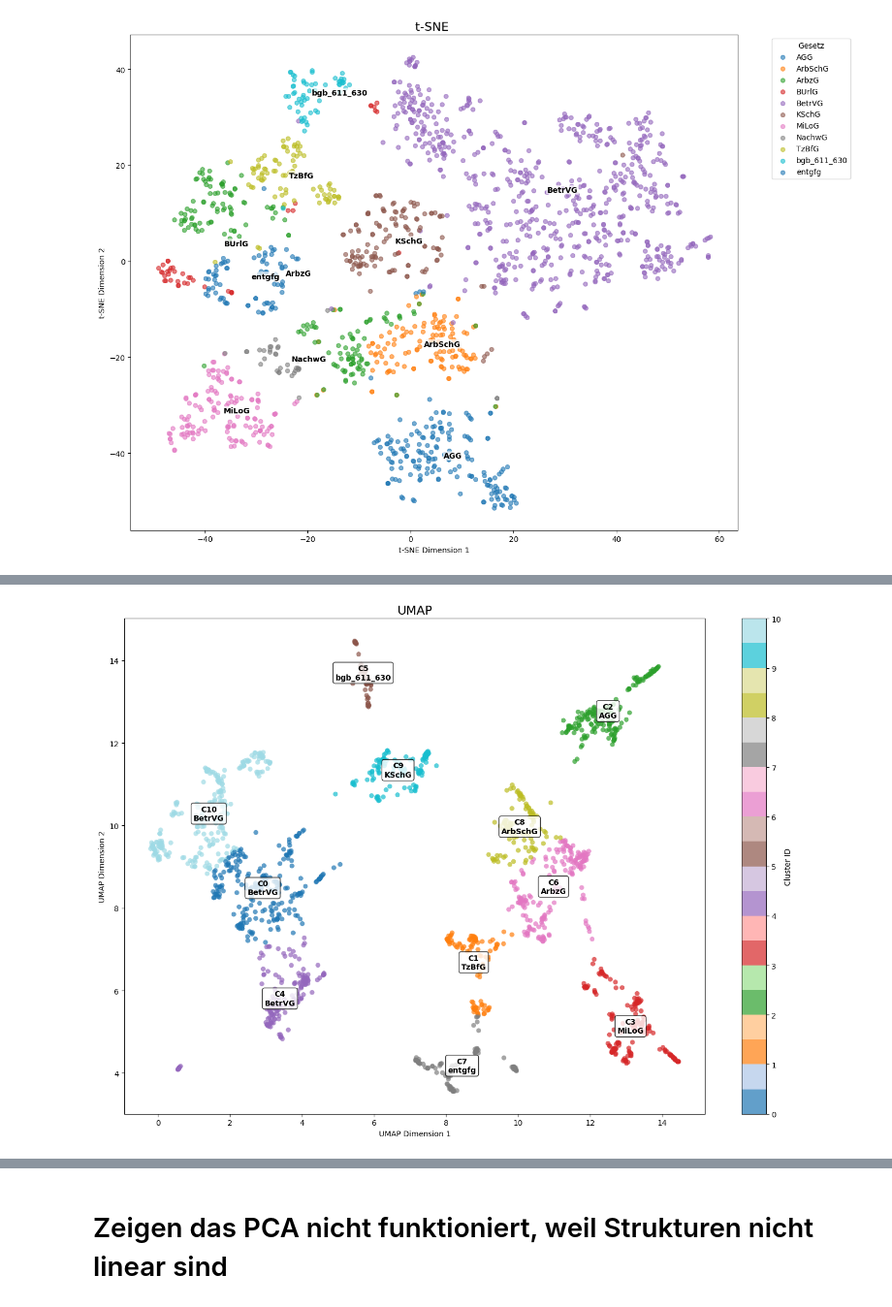
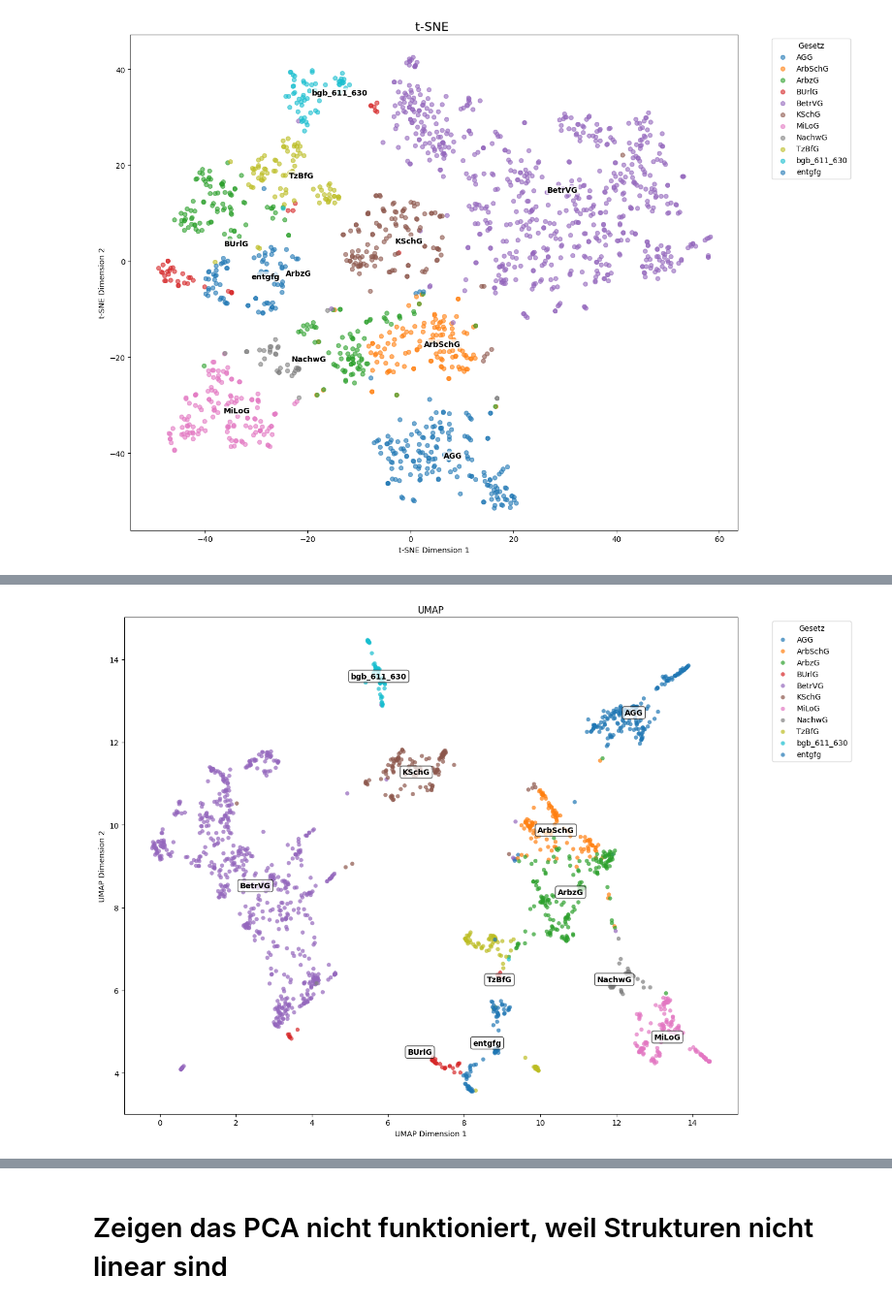
Before and after one commit to Perez-Opoku/RAG_Arbeitsrecht, a Jupyter notebook: Notebooks/EDA_VektorDB.ipynb, the cells around one changed output, grey strips where cells are left out. Shown at 97% size. Saved outputs shown, nothing was run; the diff lists cells and outputs as text; code cells hidden in the pictures.

```diff
--- a/Notebooks/EDA_VektorDB.ipynb
+++ b/Notebooks/EDA_VektorDB.ipynb
@@ -227,83 +122,46 @@ Note: you may need to restart the kernel to use updated packages.
 # %%
-import umap.umap_ as umap  # pip install umap-learn
-from sklearn.cluster import KMeans
+import umap.umap_ as umap
 import matplotlib.pyplot as plt
 import numpy as np
 import pandas as pd
-
-# 1. UMAP Reduktion durchführen (auf 2 Dimensionen)
-# n_neighbors: Balance zwischen lokaler und globaler Struktur (15-50 ist gut)
-# min_dist: Wie eng dürfen Punkte zusammenrücken (0.1 ist standard)
+#UMAP
 reducer = umap.UMAP(n_neighbors=15, min_dist=0.1, n_components=2, random_state=42)
 umap_result = reducer.fit_transform(embeddings_matrix)
 
-# Koordinaten speichern
 df2['umap_x'] = umap_result[:, 0]
 df2['umap_y'] = umap_result[:, 1]
 
-# 2. K-Means auf den UMAP-Koordinaten rechnen
-# Wir clustern direkt die 2D-Projektion, damit die Farben perfekt zu den Inseln passen
-n_clusters = 11
-kmeans = KMeans(n_clusters=n_clusters, random_state=42)
-df2['cluster_umap'] = kmeans.fit_predict(umap_result)
-
-# 3. Visualisierung
 plt.figure(figsize=(14, 10))
 
-# Scatter Plot
-scatter = plt.scatter(df2['umap_x'], df2['umap_y'],
-                      c=df2['cluster_umap'],
-                      cmap='tab20', # Große Farbpalette für 11 Cluster
-                      alpha=0.7,
-                      s=40,
-                      edgecolors='none')
+groups = df2.groupby('gesetz')
 
-# 4. Feature: Automatische Beschriftung der Cluster-Zentren (Dominantes Gesetz)
-for i in range(n_clusters):
-    cluster_data = df2[df2['cluster_umap'] == i]
+for name, group in groups:
+    plt.scatter(group['umap_x'], group['umap_y'],
+                label=name,
+                alpha=0.7,
+                s=30,
+                edgecolors='none')
 
-    if len(cluster_data) == 0:
-        continue
 
-    # Schwerpunkt im UMAP-Raum berechnen
-    center_x = cluster_data['umap_x'].mean()
-    center_y = cluster_data['umap_y'].mean()
+for name, group in groups:
+    center_x = group['umap_x'].mean()
+    center_y = group['umap_y'].mean()
 
-    # Häufigstes Gesetz in diesem Cluster finden
-    top_law_stats = cluster_data['gesetz'].value_counts()
-    top_law = top_law_stats.idxmax()
-    count = top_law_stats.iloc[0]
-
-    # Label erstellen (z.B. "KSchG")
-    label_text = f"C{i}\n{top_law}"
-
-    # Text zeichnen (mit weißer Box für Lesbarkeit)
     plt.text(center_x, center_y,
-             label_text,
+             name,
              fontsize=10,
              fontweight='bold',
              horizontalalignment='center',
              verticalalignment='center',
-             bbox=dict(boxstyle="round,pad=0.3", fc="white", ec="black", alpha=0.8))
+             bbox=dict(boxstyle="round,pad=0.3", fc="white", ec="black", alpha=0.7))
 
-# Titel und Achsen
-plt.title('UMAP', fontsize=16)
+plt.title('UMAP')
 plt.xlabel('UMAP Dimension 1')
 plt.ylabel('UMAP Dimension 2')
-plt.colorbar(scatter, ticks=range(n_clusters), label='Cluster ID')
+
+plt.legend(title="Gesetz", bbox_to_anchor=(1.05, 1), loc='upper left')
+
 plt.tight_layout()
 plt.show()
-
-# 5. Statistik: Wie rein sind die UMAP-Inseln?
-print("\n--- Analyse der UMAP-Cluster Reinheit ---")
-for i in range(n_clusters):
-    cluster_data = df2[df2['cluster_umap'] == i]
-    if len(cluster_data) == 0: continue
-
-    top_law_stats = cluster_data['gesetz'].value_counts()
-    dominant_law = top_law_stats.index[0]
-    percentage = (top_law_stats.iloc[0] / len(cluster_data)) * 100
-
-    print(f"UMAP-Cluster {i}: Dominant '{dominant_law}' ({percentage:.1f}%)")
 # %% [output]
-[figure, old version]
+[figure, new version]
```
Also changed, not shown: parts of 12 cells of this notebook.
